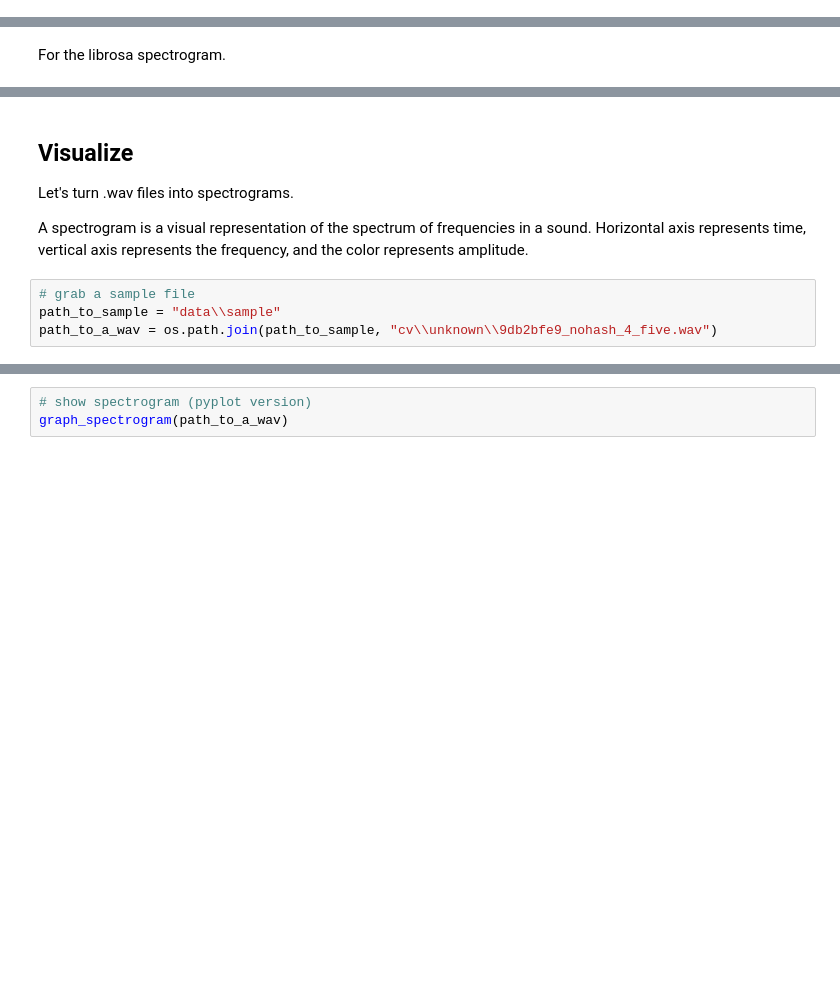
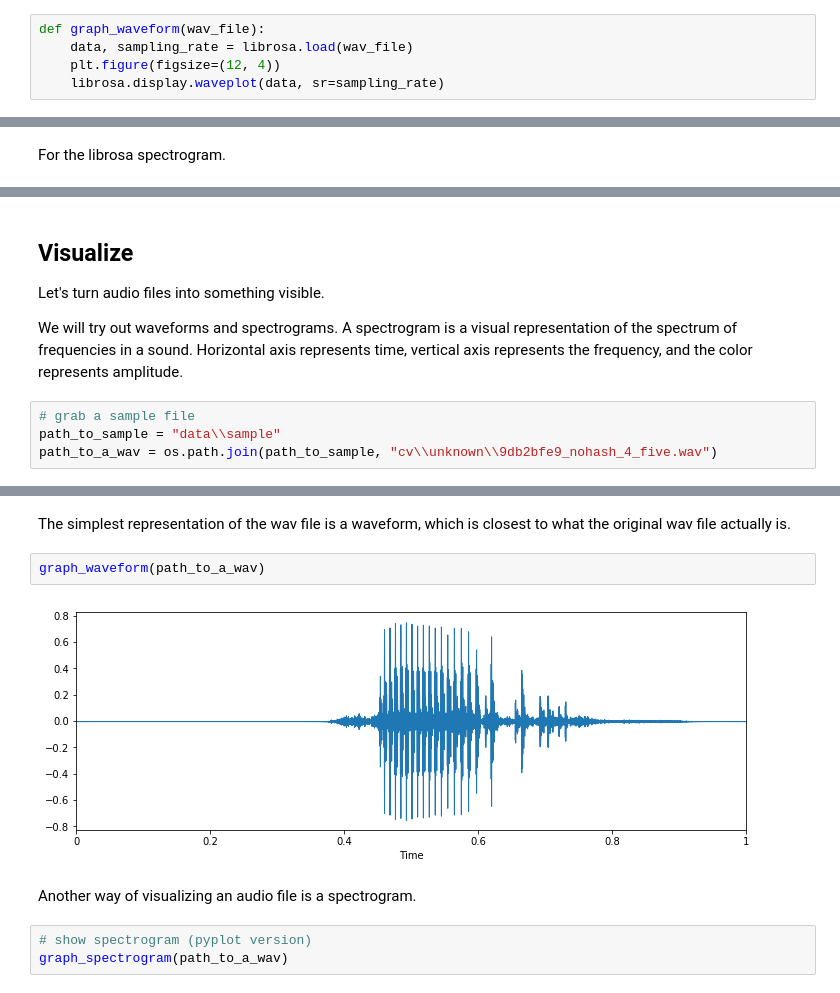
Before and after one commit to mateuszjurewicz/tensorflow_speech_recognition, a Jupyter notebook: 1. Visualize and preprocess.ipynb, the cells around one changed output, grey strips where cells are left out. Cells and saved outputs as stored; diff of their text form; blank space fills up the shorter version.

```diff
--- a/1. Visualize and preprocess.ipynb
+++ b/1. Visualize and preprocess.ipynb
@@ -45,3 +54,8 @@ def display_audio(path_to_wav):
+# %%
+def graph_waveform(wav_file):
+    data, sampling_rate = librosa.load(wav_file)
+    plt.figure(figsize=(12, 4))
+    librosa.display.waveplot(data, sr=sampling_rate)
 # %% [markdown]
 For the pyplot spectrogram.
 # %%
@@ -96,9 +105,9 @@ def librosa_mel_spectrogram(wav_file, mels=256):
     plt.tight_layout()
 # %% [markdown]
 ## Visualize
-Let's turn .wav files into spectrograms.
+Let's turn audio files into something visible.
 
-A spectrogram is a visual representation of the spectrum of frequencies in a sound. Horizontal axis represents time, vertical axis represents the frequency, and the color represents amplitude.
+We will try out waveforms and spectrograms. A spectrogram is a visual representation of the spectrum of frequencies in a sound. Horizontal axis represents time, vertical axis represents the frequency, and the color represents amplitude.
 # %%
 # grab a sample file
 path_to_sample = "data\\sample"
@@ -108,6 +117,14 @@ path_to_a_wav = os.path.join(path_to_sample, "cv\\unknown\\9db2bfe9_nohash_4_fiv
 display_audio(path_to_a_wav)
 # %% [output]
 [interactive output not drawn]
+# %% [markdown]
+The simplest representation of the wav file is a waveform, which is closest to what the original wav file actually is.
+# %%
+graph_waveform(path_to_a_wav)
+# %% [output]
+[figure, added]
+# %% [markdown]
+Another way of visualizing an audio file is a spectrogram.
 # %%
 # show spectrogram (pyplot version)
 graph_spectrogram(path_to_a_wav)
```
Also changed, not shown: parts of 25 cells of this notebook, 1 other file.
